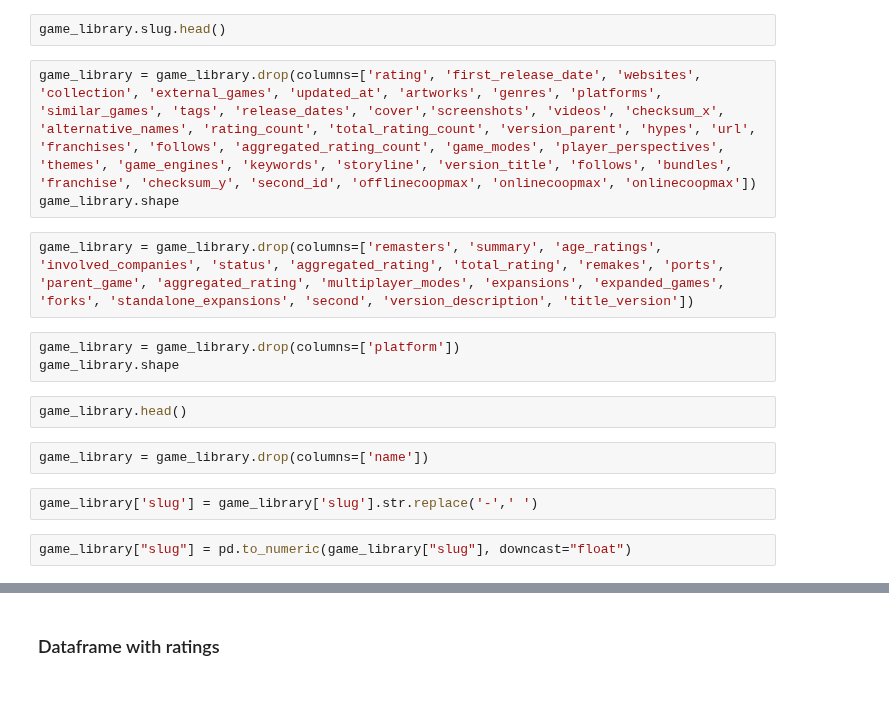
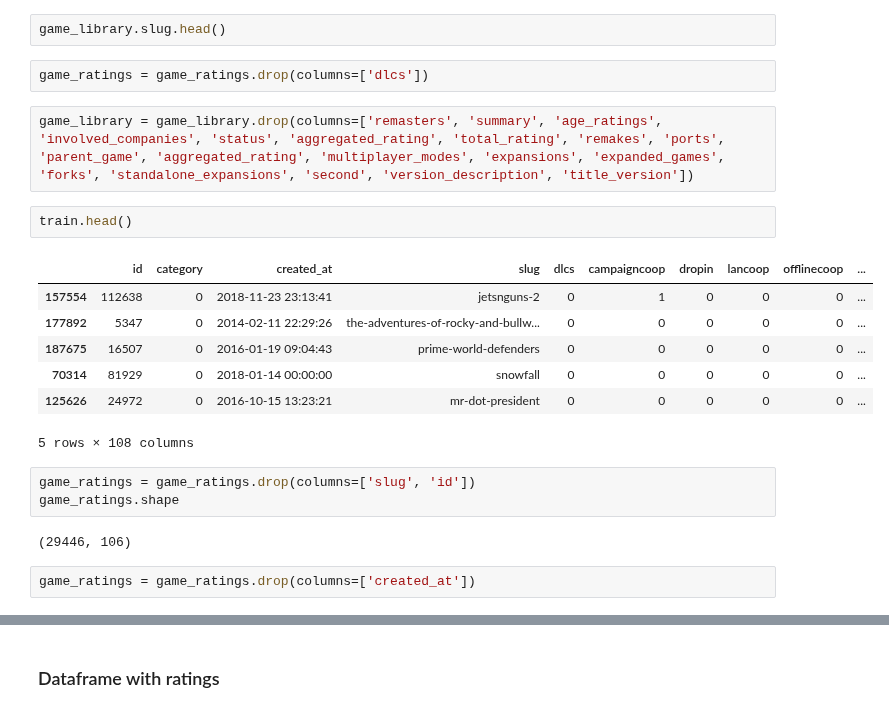
Before and after one commit to MrEnigmamgine/Videogame-Capstone_fork, a Jupyter notebook: Lindy_workbook.ipynb, the cells around one changed output, grey strips where cells are left out. Saved outputs shown, nothing was run; the diff lists cells and outputs as text.

```diff
--- a/Lindy_workbook.ipynb
+++ b/Lindy_workbook.ipynb
@@ -573,18 +624,23 @@ game_library['rating_bin'] = pd.cut(game_library.rating,
 # %%
 game_library.slug.head()
 # %%
-game_library = game_library.drop(columns=['rating', 'first_release_date', 'websites', 'collection', 'external_games', 'updated_at', 'artworks', 'genres', 'platforms', 'similar_games', 'tags', 'release_dates', 'cover','screenshots', 'videos', 'checksum_x', 'alternative_names', 'rating_count', 'total_rating_count', 'version_parent', 'hypes', 'url', 'franchises', 'follows', 'aggregated_rating_count', 'game_modes', 'player_perspectives', 'themes', 'game_engines', 'keywords', 'storyline', 'version_title', 'follows', 'bundles', 'franchise', 'checksum_y', 'second_id', 'offlinecoopmax', 'onlinecoopmax', 'onlinecoopmax'])
-game_library.shape
+game_ratings = game_ratings.drop(columns=['dlcs'])
 # %%
 game_library = game_library.drop(columns=['remasters', 'summary', 'age_ratings', 'involved_companies', 'status', 'aggregated_rating', 'total_rating', 'remakes', 'ports', 'parent_game', 'aggregated_rating', 'multiplayer_modes', 'expansions', 'expanded_games', 'forks', 'standalone_expansions', 'second', 'version_description', 'title_version'])
+# %%
+train.head()
+# %% [output]
+|  | id | category | created_at | slug | dlcs | campaigncoop | dropin | lancoop | offlinecoop | ... |
+| 157554 | 112638 | 0 | 2018-11-23 23:13:41 | jetsnguns-2 | 0 | 1 | 0 | 0 | 0 | ... |
+| 177892 | 5347 | 0 | 2014-02-11 22:29:26 | the-adventures-of-rocky-and-bullw... | 0 | 0 | 0 | 0 | 0 | ... |
+| 187675 | 16507 | 0 | 2016-01-19 09:04:43 | prime-world-defenders | 0 | 0 | 0 | 0 | 0 | ... |
+| 70314 | 81929 | 0 | 2018-01-14 00:00:00 | snowfall | 0 | 0 | 0 | 0 | 0 | ... |
+| 125626 | 24972 | 0 | 2016-10-15 13:23:21 | mr-dot-president | 0 | 0 | 0 | 0 | 0 | ... |
+5 rows × 108 columns
 # %%
-game_library = game_library.drop(columns=['platform'])
-game_library.shape
+game_ratings = game_ratings.drop(columns=['slug', 'id'])
+game_ratings.shape
+# %% [output]
+(29446, 106)
-# %%
-game_library.head()
-# %%
-game_library = game_library.drop(columns=['name'])
-# %%
-game_library['slug'] = game_library['slug'].str.replace('-',' ')
-# %%
-game_library["slug"] = pd.to_numeric(game_library["slug"], downcast="float")
+# %%
+game_ratings = game_ratings.drop(columns=['created_at'])
```
Also changed, not shown: parts of 31 cells of this notebook.
